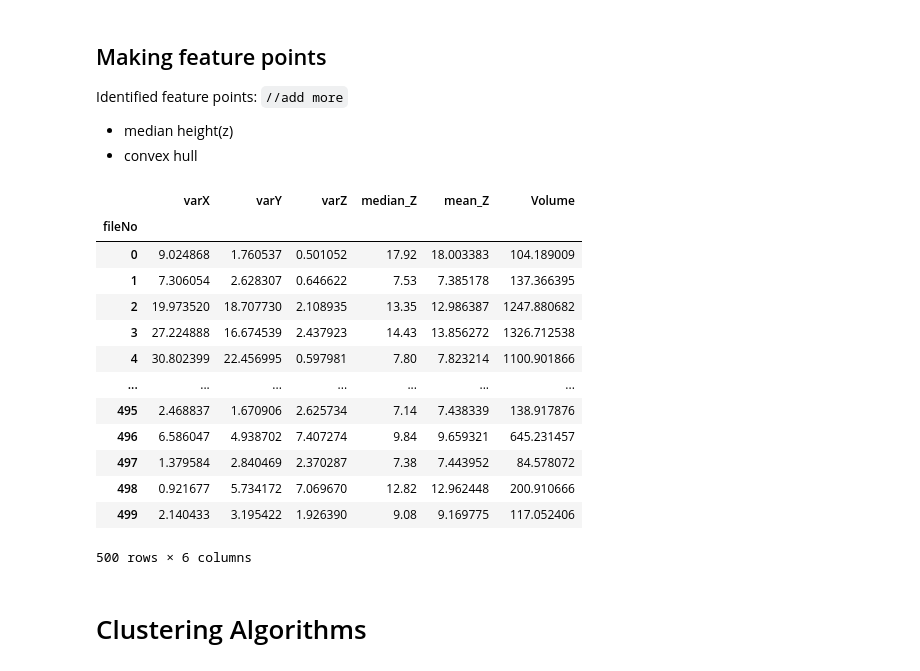
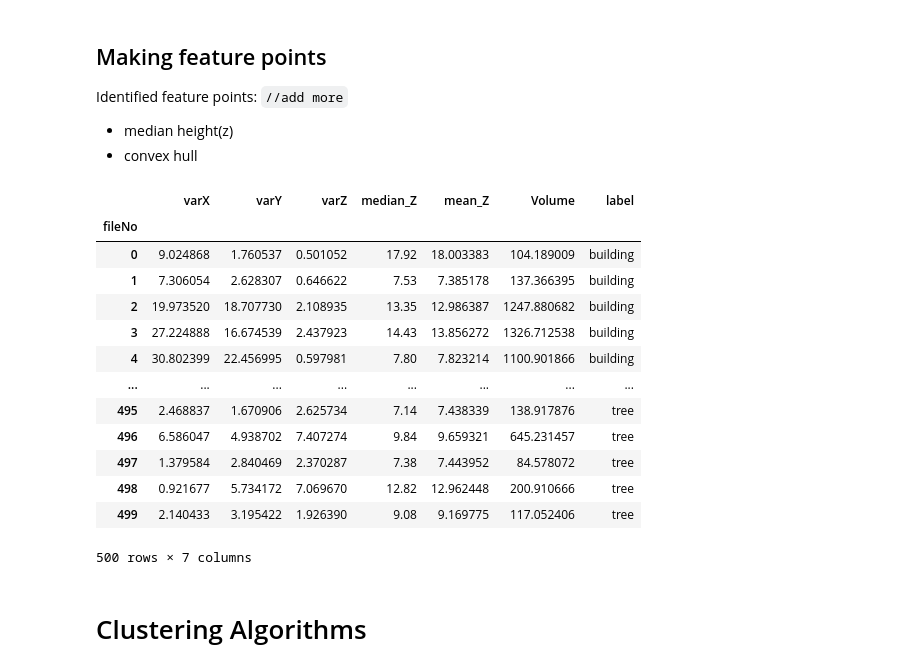
Before and after one commit to pratyush1611/GEO5017_Assignments, a Jupyter notebook: asg01.ipynb, the cells around one changed output. Drawn from its saved outputs; the diff is of its cells as text; code cells hidden in the pictures.

Commit message:
update reset index for labelling

```diff
--- a/asg01.ipynb
+++ b/asg01.ipynb
@@ -132,42 +132,42 @@ Identified feature points: `//add more`
 # %%
 def label_determiner(indx):
     labelToGive=None
     if indx>=0 and indx<100:
         labelToGive = 'building'
     elif indx>=100 and indx<200:
         labelToGive = 'car'
     elif indx>=200 and indx<300:
         labelToGive = 'fence'
     elif indx>=300 and indx<400:
         labelToGive = 'pole'
     elif indx>=400 and indx<500:
         labelToGive = 'tree'
     return labelToGive
 
 
 featureDF = allPointsDF.groupby('fileNo').var()
 featureDF.rename(columns={'x':'varX','y':'varY','z':'varZ'}, inplace=True)
 featureDF.loc[:,'median_Z'] = allPointsDF.groupby('fileNo').z.median()
 featureDF.loc[:,'mean_Z'] = allPointsDF.groupby('fileNo').z.mean()
 featureDF.loc[:,'Volume'] = allPointsDF.set_index('fileNo').loc[:,'x':'z'].groupby('fileNo').apply(ConvexHull).apply(lambda x: x.volume)
 
-featureDF.loc[:,'label'] = featureDF.fileNo.apply(label_determiner)
+featureDF.loc[:,'label'] = featureDF.reset_index().fileNo.apply(label_determiner)
 featureDF
 # %% [output]
-|  | varX | varY | varZ | median_Z | mean_Z | Volume |
-| fileNo |  |  |  |  |  |  |
-| 0 | 9.024868 | 1.760537 | 0.501052 | 17.92 | 18.003383 | 104.189009 |
-| 1 | 7.306054 | 2.628307 | 0.646622 | 7.53 | 7.385178 | 137.366395 |
-| 2 | 19.973520 | 18.707730 | 2.108935 | 13.35 | 12.986387 | 1247.880682 |
-| 3 | 27.224888 | 16.674539 | 2.437923 | 14.43 | 13.856272 | 1326.712538 |
-| 4 | 30.802399 | 22.456995 | 0.597981 | 7.80 | 7.823214 | 1100.901866 |
-| ... | ... | ... | ... | ... | ... | ... |
-| 495 | 2.468837 | 1.670906 | 2.625734 | 7.14 | 7.438339 | 138.917876 |
-| 496 | 6.586047 | 4.938702 | 7.407274 | 9.84 | 9.659321 | 645.231457 |
-| 497 | 1.379584 | 2.840469 | 2.370287 | 7.38 | 7.443952 | 84.578072 |
-| 498 | 0.921677 | 5.734172 | 7.069670 | 12.82 | 12.962448 | 200.910666 |
-| 499 | 2.140433 | 3.195422 | 1.926390 | 9.08 | 9.169775 | 117.052406 |
+|  | varX | varY | varZ | median_Z | mean_Z | Volume | label |
+| fileNo |  |  |  |  |  |  |  |
+| 0 | 9.024868 | 1.760537 | 0.501052 | 17.92 | 18.003383 | 104.189009 | building |
+| 1 | 7.306054 | 2.628307 | 0.646622 | 7.53 | 7.385178 | 137.366395 | building |
+| 2 | 19.973520 | 18.707730 | 2.108935 | 13.35 | 12.986387 | 1247.880682 | building |
+| 3 | 27.224888 | 16.674539 | 2.437923 | 14.43 | 13.856272 | 1326.712538 | building |
+| 4 | 30.802399 | 22.456995 | 0.597981 | 7.80 | 7.823214 | 1100.901866 | building |
+| ... | ... | ... | ... | ... | ... | ... | ... |
+| 495 | 2.468837 | 1.670906 | 2.625734 | 7.14 | 7.438339 | 138.917876 | tree |
+| 496 | 6.586047 | 4.938702 | 7.407274 | 9.84 | 9.659321 | 645.231457 | tree |
+| 497 | 1.379584 | 2.840469 | 2.370287 | 7.38 | 7.443952 | 84.578072 | tree |
+| 498 | 0.921677 | 5.734172 | 7.069670 | 12.82 | 12.962448 | 200.910666 | tree |
+| 499 | 2.140433 | 3.195422 | 1.926390 | 9.08 | 9.169775 | 117.052406 | tree |
-500 rows × 6 columns
+500 rows × 7 columns
 # %% [markdown]
 # Clustering Algorithms
 # %%
```
